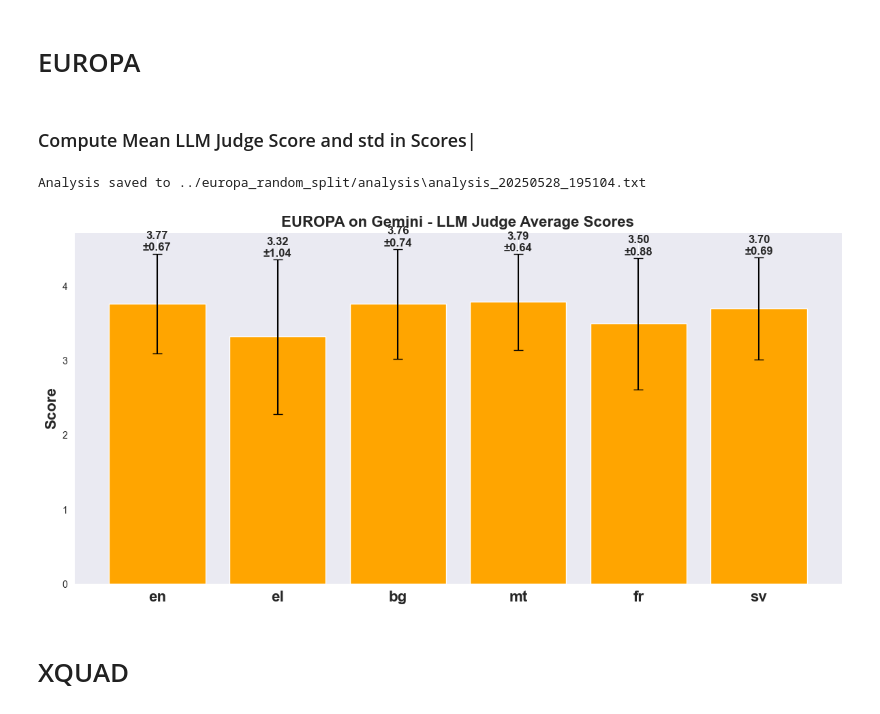
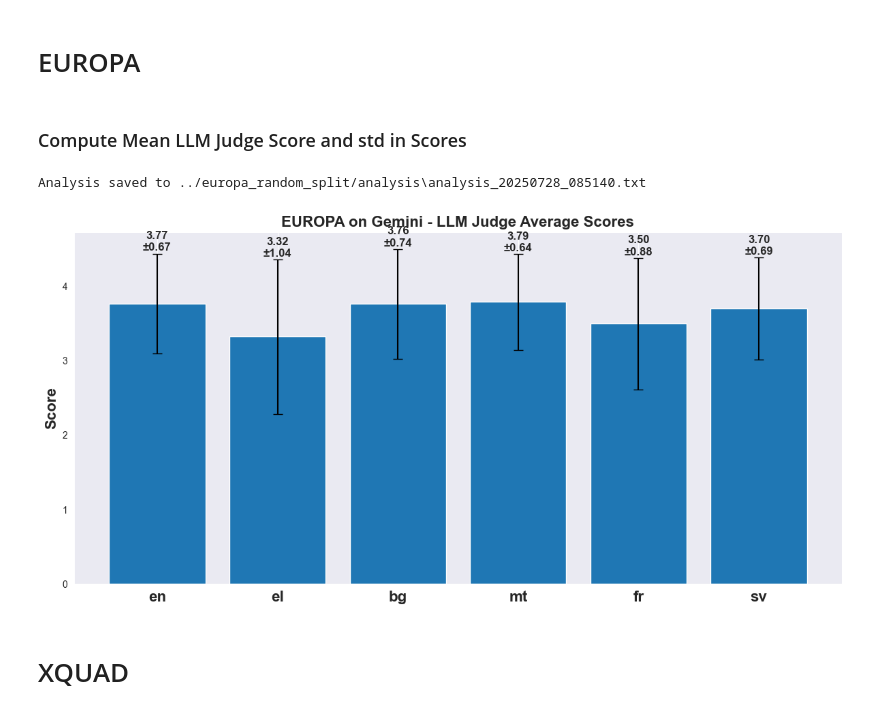
Before and after one commit to RobustML-Lab/Legal-Multilingual-Evaluation-of-LLMs, a Jupyter notebook: Pipeline/output/graphs/plot_gemini.ipynb, the cells around one changed output. Saved outputs shown, nothing was run; the diff lists cells and outputs as text; code cells hidden in the pictures.

Commit message:
make graphs consistent

```diff
--- a/Pipeline/output/graphs/plot_gemini.ipynb
+++ b/Pipeline/output/graphs/plot_gemini.ipynb
@@ -185,7 +185,7 @@ plt.show()
 
 # === Plot 2: Accuracy with ± std error bars ===
 plt.figure(figsize=(8, 5))  # Keep full-size figure
-bars = plt.bar(x, accuracy_vals, width=0.5, color='orange',
+bars = plt.bar(x, accuracy_vals, width=0.5,
                yerr=correctness_stds, capsize=8, label='Accuracy')
 
 for i, bar in enumerate(bars):
@@ -284,7 +284,7 @@ Confusion matrices saved to: xnli\20250528_194917\confusion_matrices.pdf
 # %% [markdown]
 # EUROPA
 # %% [markdown]
-### Compute Mean LLM Judge Score and std in Scores|
+### Compute Mean LLM Judge Score and std in Scores
 # %%
 import re
 import os
@@ -314,7 +314,7 @@ for lang, scores_str in language_blocks:
 x = np.arange(len(languages))
 
 plt.figure(figsize=(12, 6))
-bars = plt.bar(x, means, yerr=stds, capsize=5, color='orange')
+bars = plt.bar(x, means, yerr=stds, capsize=5)
 
 # Annotate bars
 for i, (mean, std) in enumerate(zip(means, stds)):
@@ -328,35 +328,35 @@ for i, (mean, std) in enumerate(zip(means, stds)):
         fontweight='bold'
     )
 
 # Styling
 plt.xticks(x, languages, fontsize=16, fontweight='bold')
 plt.ylabel("Score", fontsize=16, fontweight='bold')
 plt.title("EUROPA on Gemini - LLM Judge Average Scores", fontsize=16, fontweight='bold')
 plt.grid(axis='y')
 
 # Save analysis to file
 output_dir = "../europa_random_split/analysis"
 os.makedirs(output_dir, exist_ok=True)
 
 timestamp = datetime.now().strftime("%Y%m%d_%H%M%S")
 output_path = os.path.join(output_dir, f"analysis_{timestamp}.txt")
 with open(output_path, "w", encoding="utf-8") as out_file:
     out_file.write("Language\tMean Score\tStd Dev\n")
     for lang, mean, std in zip(languages, means, stds):
         out_file.write(f"{lang}\t{mean:.4f}\t{std:.4f}\n")
 
 print(f"Analysis saved to {output_path}")
 
 # Save figure
 output_dir = "europa_random_split"
 os.makedirs(output_dir, exist_ok=True)
 
 plt.tight_layout()
 plt.savefig(os.path.join(output_dir, "europa.pdf"), format='pdf', bbox_inches='tight')
 plt.show()
 # %% [output]
-Analysis saved to ../europa_random_split/analysis\analysis_20250528_195104.txt
+Analysis saved to ../europa_random_split/analysis\analysis_20250728_085140.txt
-[figure, old version]
+[figure, new version]
 # %% [markdown]
 # XQUAD
 # %% [markdown]
```
Also changed, not shown: parts of 6 cells of this notebook, 36 other files.
